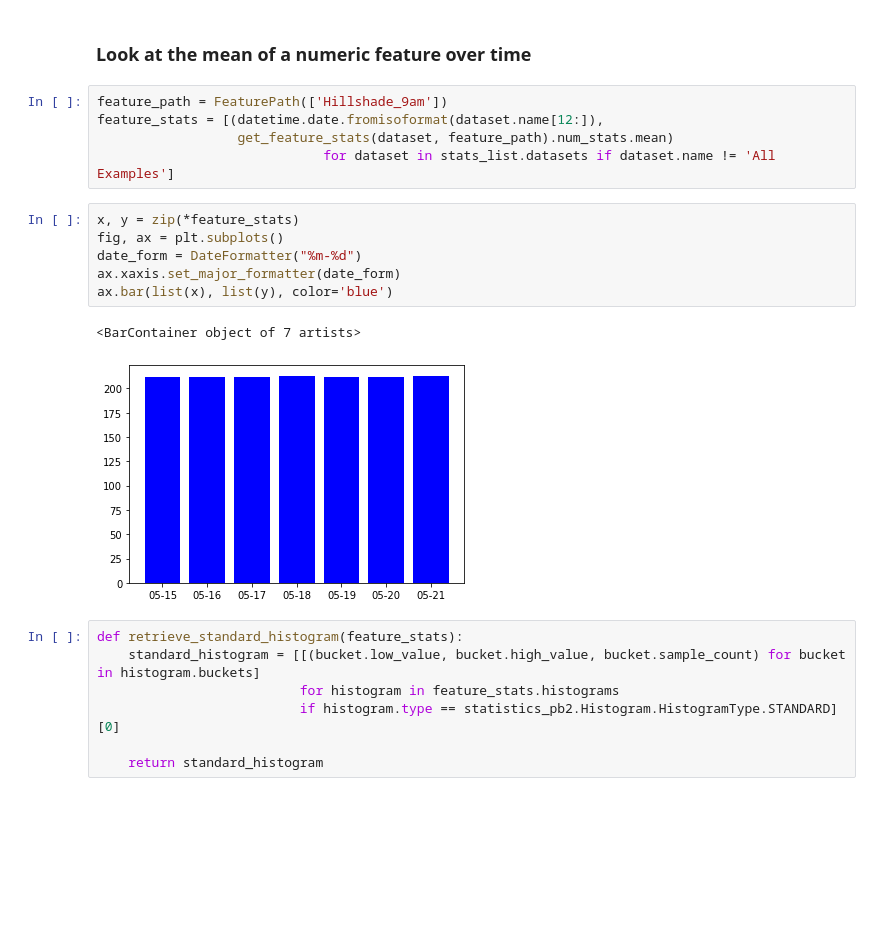
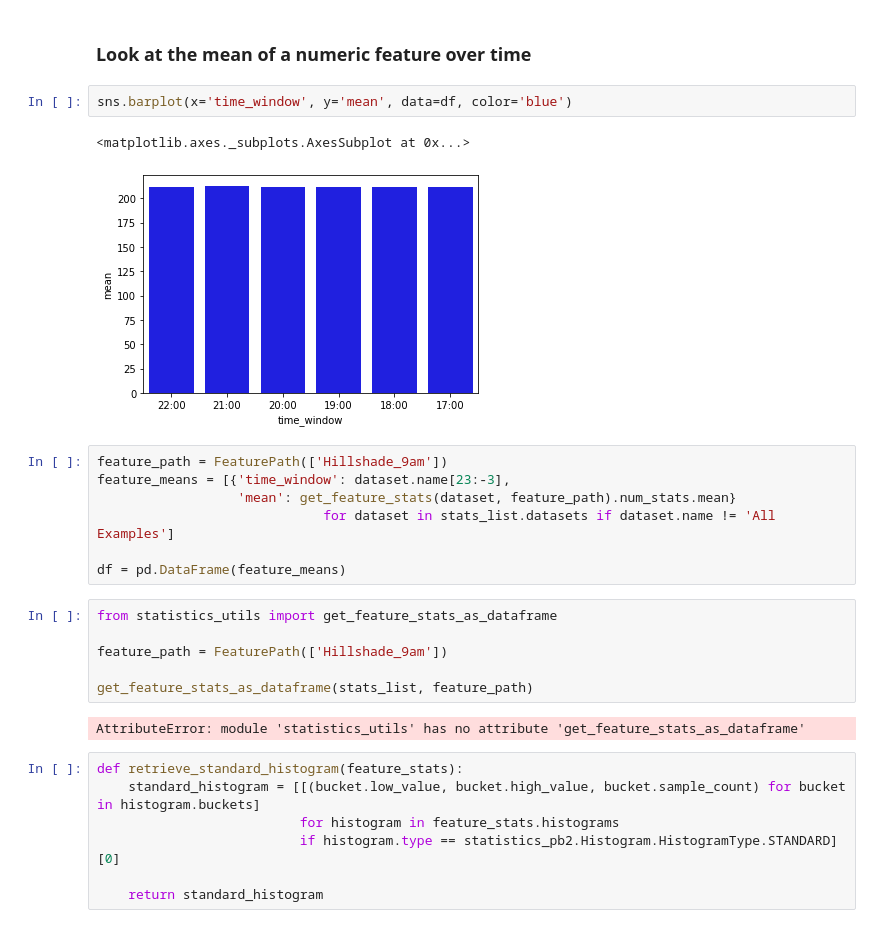
Before and after one commit to jarokaz/drift-monitor, a Jupyter notebook: examples/analyze-request_response_log.ipynb, the cells around one changed output. Cells and saved outputs as stored; diff of their text form; blank space fills up the shorter version.

```diff
--- a/examples/analyze-request_response_log.ipynb
+++ b/examples/analyze-request_response_log.ipynb
@@ -184,20 +212,26 @@ schema_path = 'schema.pbtxt'
 schema = tfdv.load_schema_text(schema_path)
 # %% [markdown]
 ### Look at the mean of a numeric feature over time
+# %%
+sns.barplot(x='time_window', y='mean', data=df, color='blue')
+# %% [output]
+<matplotlib.axes._subplots.AxesSubplot at 0x...>
+[figure, added]
 # %%
 feature_path = FeaturePath(['Hillshade_9am'])
-feature_stats = [(datetime.date.fromisoformat(dataset.name[12:]),
-                  get_feature_stats(dataset, feature_path).num_stats.mean)
+feature_means = [{'time_window': dataset.name[23:-3],
+                  'mean': get_feature_stats(dataset, feature_path).num_stats.mean}
                              for dataset in stats_list.datasets if dataset.name != 'All Examples']
+
+df = pd.DataFrame(feature_means)
-# %%
-x, y = zip(*feature_stats)
-fig, ax = plt.subplots()
-date_form = DateFormatter("%m-%d")
-ax.xaxis.set_major_formatter(date_form)
-ax.bar(list(x), list(y), color='blue')
-# %% [output]
-<BarContainer object of 7 artists>
-[figure, removed]
+# %%
+from statistics_utils import get_feature_stats_as_dataframe
+
+feature_path = FeaturePath(['Hillshade_9am'])
+
+get_feature_stats_as_dataframe(stats_list, feature_path)
+# %% [output]
+AttributeError: module 'statistics_utils' has no attribute 'get_feature_stats_as_dataframe'
 # %%
 def retrieve_standard_histogram(feature_stats):
     standard_histogram = [[(bucket.low_value, bucket.high_value, bucket.sample_count) for bucket in histogram.buckets]
```
Also changed, not shown: parts of 14 cells of this notebook, 2 other files.
